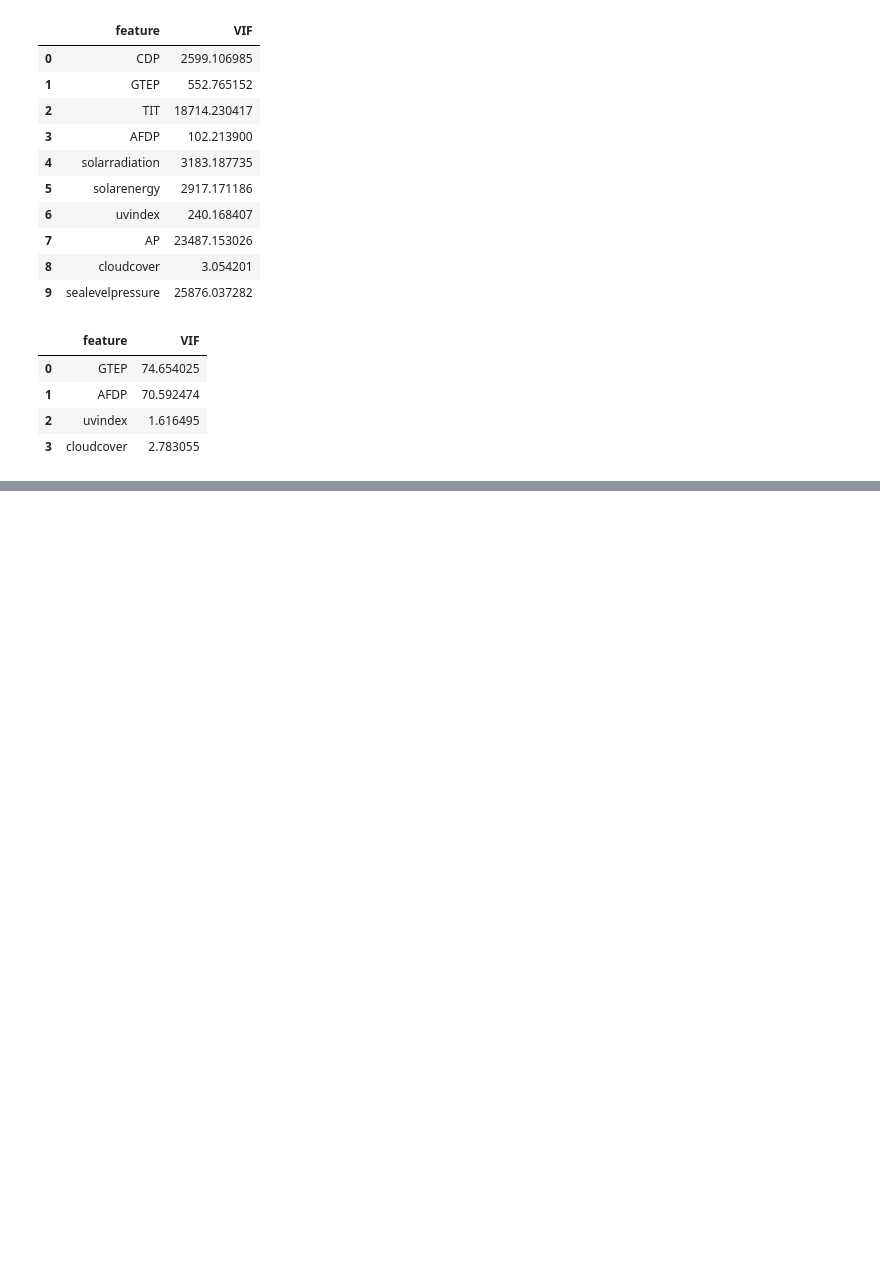
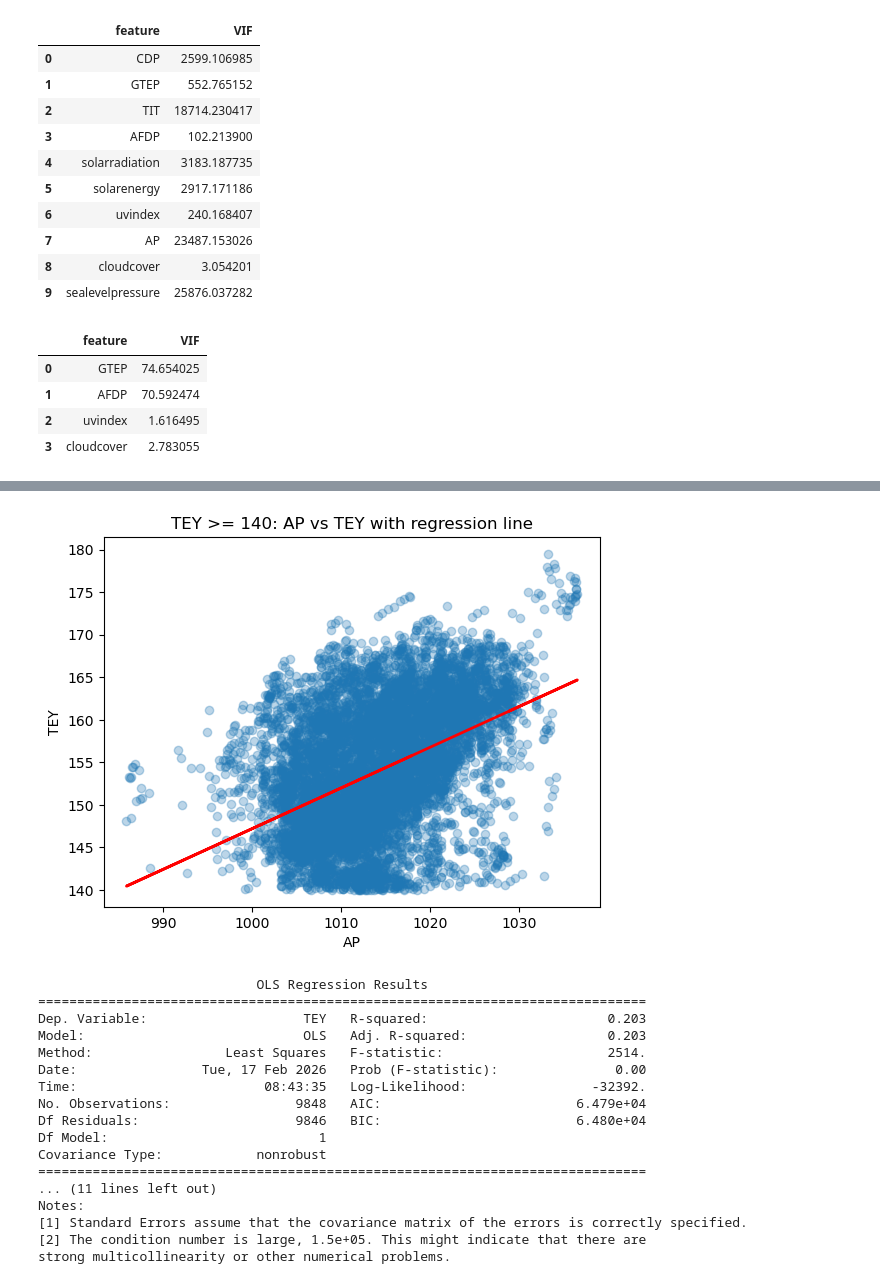
Before and after one commit to isralennon/MSAAI540, a Jupyter notebook: src/2_Load_Processed_Data.ipynb, the cells around one changed output, grey strips where cells are left out. Drawn from its saved outputs; the diff is of its cells as text; code cells hidden in the pictures; blank space fills up the shorter version.

```diff
--- a/src/2_Load_Processed_Data.ipynb
+++ b/src/2_Load_Processed_Data.ipynb
@@ -470,0 +948,39 @@ s3.put_object(
+# %%
+# Subset for high TEY vs AP
+high_TEY = df_cleaned[df_cleaned['TEY'] >= 140]
+
+# Regression
+X = smo.add_constant(high_TEY['AP'])
+y = high_TEY['TEY']
+model = smo.OLS(y, X).fit()
+pred = model.predict(X)
+
+# Plot
+plt.scatter(high_TEY['AP'], high_TEY['TEY'], alpha=0.3)
+plt.plot(high_TEY['AP'], pred, color='red', linewidth=2)  # regression line
+plt.xlabel('AP')
+plt.ylabel('TEY')
+plt.title('TEY >= 140: AP vs TEY with regression line')
+plt.show()
+
+# Check slope
+print(model.summary())
+# %% [output]
+[figure, added]
+                            OLS Regression Results
+==============================================================================
+Dep. Variable:                    TEY   R-squared:                       0.203
+Model:                            OLS   Adj. R-squared:                  0.203
+Method:                 Least Squares   F-statistic:                     2514.
+Date:                Tue, 17 Feb 2026   Prob (F-statistic):               0.00
+Time:                        08:43:35   Log-Likelihood:                -32392.
+No. Observations:                9848   AIC:                         6.479e+04
+Df Residuals:                    9846   BIC:                         6.480e+04
+Df Model:                           1
+Covariance Type:            nonrobust
+==============================================================================
+... (11 lines left out)
+Notes:
+[1] Standard Errors assume that the covariance matrix of the errors is correctly specified.
+[2] The condition number is large, 1.5e+05. This might indicate that there are
+strong multicollinearity or other numerical problems.
```
Also changed, not shown: parts of 48 cells of this notebook, 1 other file.
